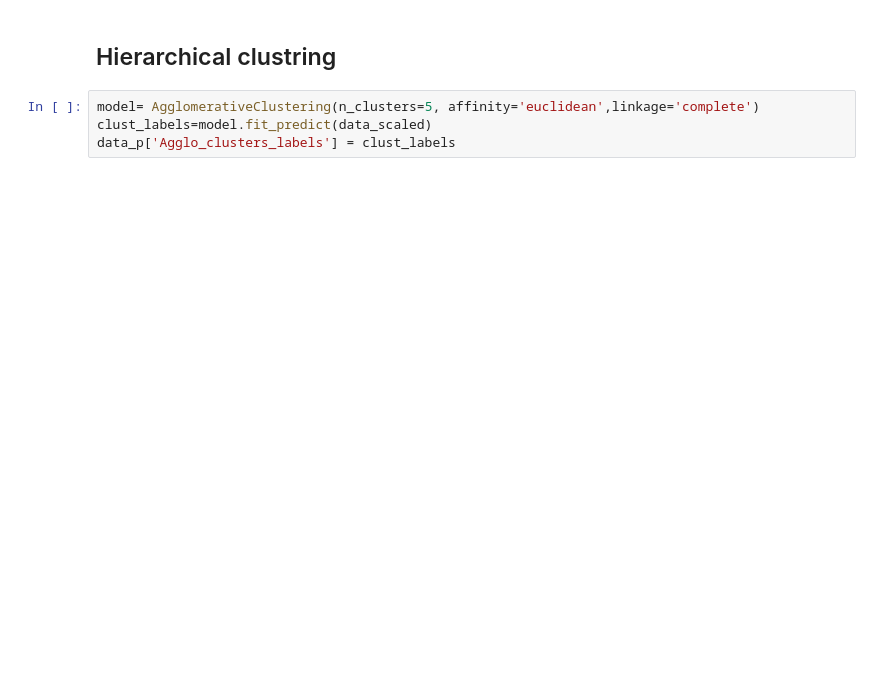
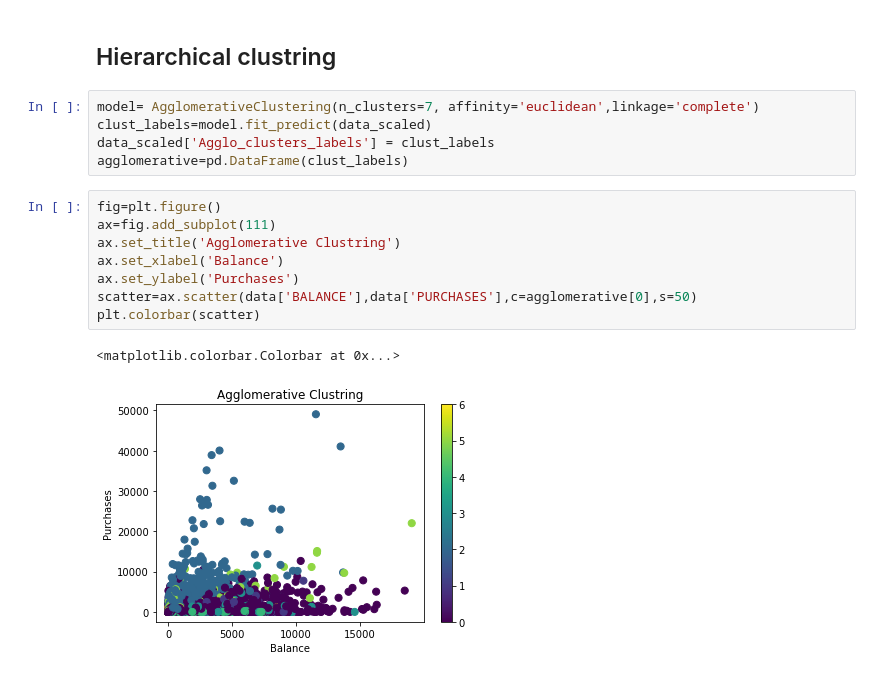
Before and after one commit to yacinedjebbari/Gomycode_Jupiter, a Jupyter notebook: Check Point 8 K_means/Check_Point_8.ipynb, the cells around one changed output. Cells and saved outputs as stored; diff of their text form; blank space fills up the shorter version.

```diff
--- a/Check Point 8 K_means/Check_Point_8.ipynb
+++ b/Check Point 8 K_means/Check_Point_8.ipynb
@@ -100,8 +101,20 @@ data_scaled.head()
 # %% [markdown]
 ## Hierarchical clustring
 # %%
-model= AgglomerativeClustering(n_clusters=5, affinity='euclidean',linkage='complete')
+model= AgglomerativeClustering(n_clusters=7, affinity='euclidean',linkage='complete')
 clust_labels=model.fit_predict(data_scaled)
-data_p['Agglo_clusters_labels'] = clust_labels
+data_scaled['Agglo_clusters_labels'] = clust_labels
+agglomerative=pd.DataFrame(clust_labels)
+# %%
+fig=plt.figure()
+ax=fig.add_subplot(111)
+ax.set_title('Agglomerative Clustring')
+ax.set_xlabel('Balance')
+ax.set_ylabel('Purchases')
+scatter=ax.scatter(data['BALANCE'],data['PURCHASES'],c=agglomerative[0],s=50)
+plt.colorbar(scatter)
+# %% [output]
+<matplotlib.colorbar.Colorbar at 0x...>
+[figure, added]
 # %%
 sns.set_palette('Set2')
```
Also changed, not shown: parts of 5 cells of this notebook.
